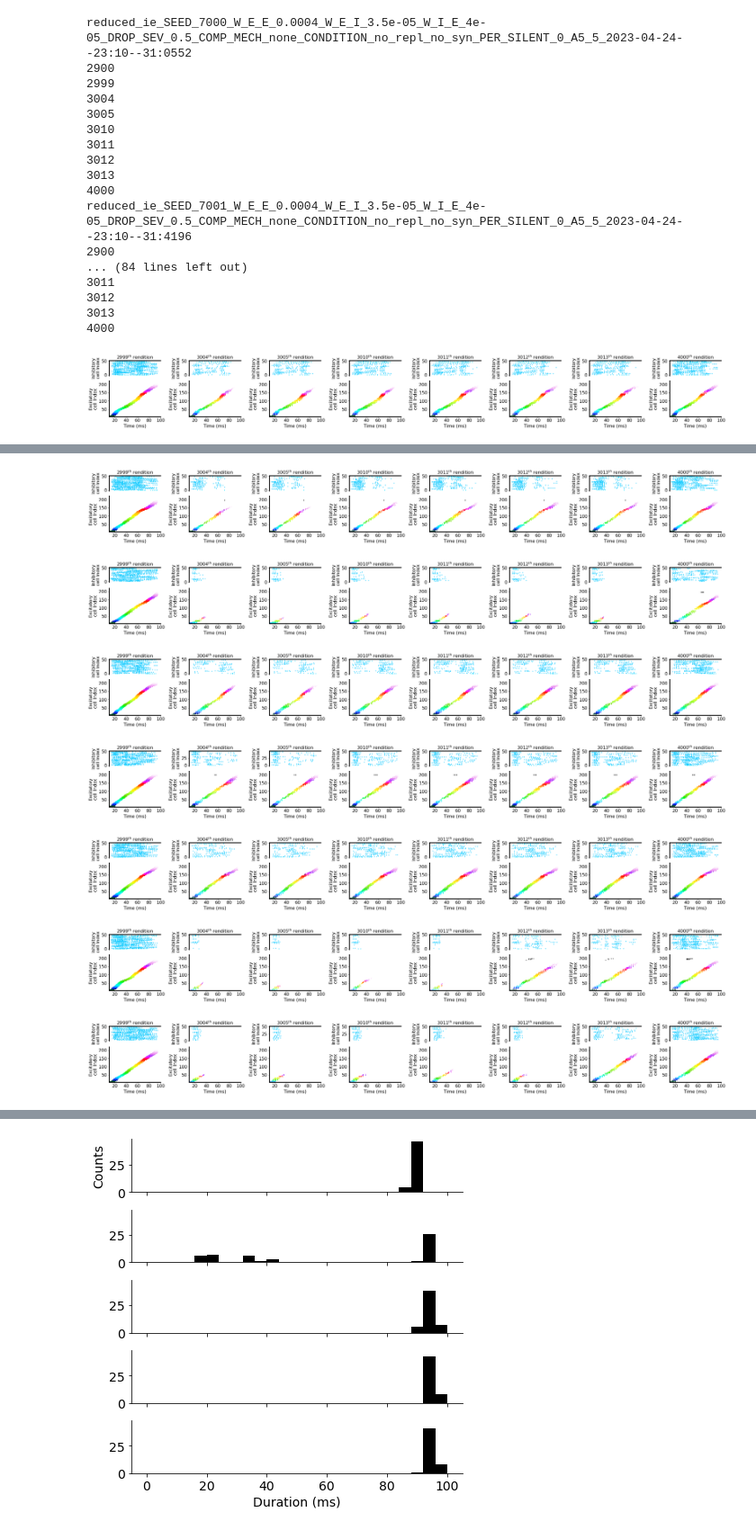
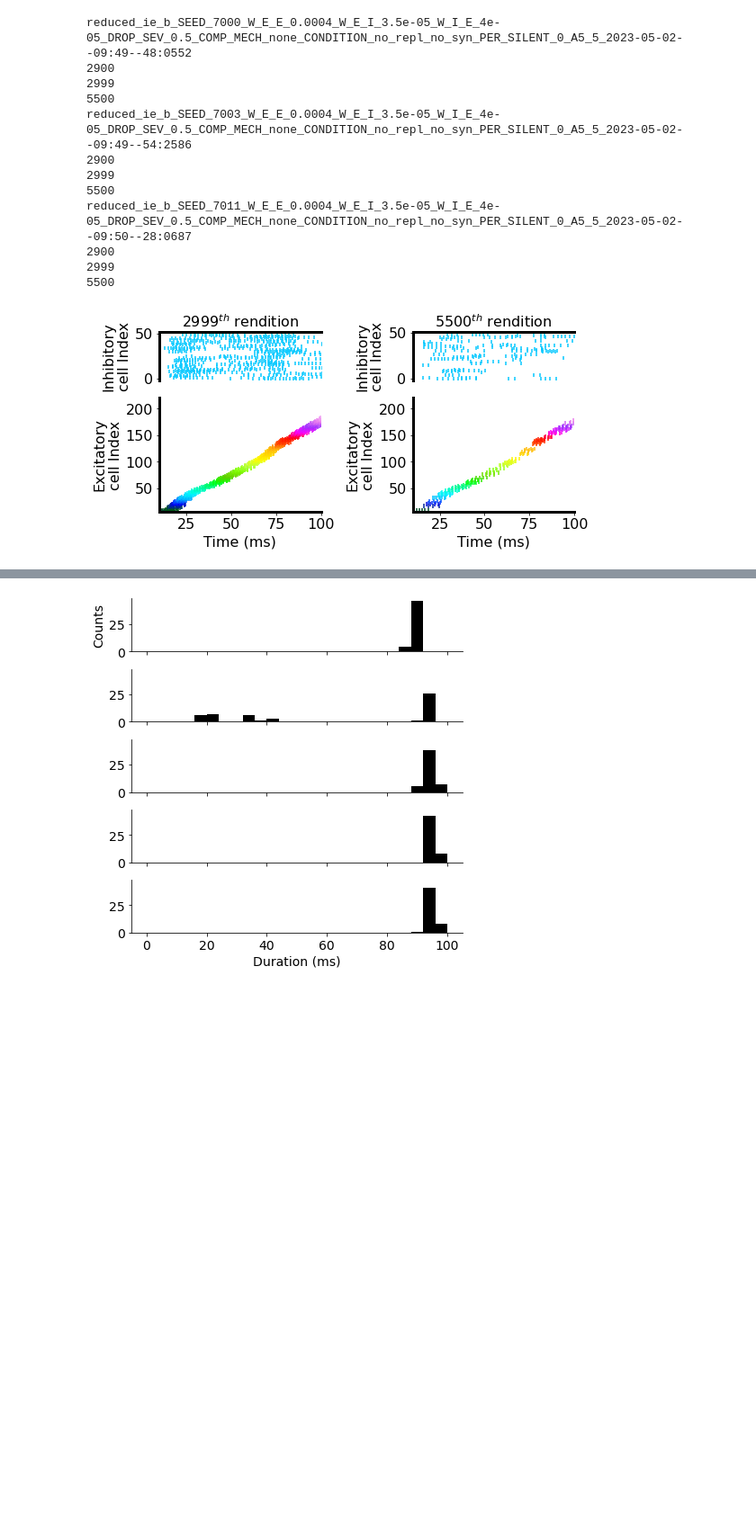
Before and after one commit to davidgbe/spiking_sequence, a Jupyter notebook: spiking_network_model_22_12_13/nb.ipynb, the cells around one changed output, grey strips where cells are left out. Shown at 90% size. Cells and saved outputs as stored; diff of their text form; code cells hidden in the pictures; blank space fills up the shorter version.

```diff
--- a/spiking_network_model_22_12_13/nb.ipynb
+++ b/spiking_network_model_22_12_13/nb.ipynb
@@ -401,7 +464,7 @@ def make_figure_1_sparse(name, cell_range=(0, 900), new_cell_idx=None, per_shown
         count += 1
 
         scale = 0.8
-        fig = plt.figure(constrained_layout=True, figsize=(5 * len(timepoints) * scale, 5 * scale))
+        fig = plt.figure(constrained_layout=True, figsize=(5 * len(timepoints) * scale, 7.5 * scale))
         gs = gridspec.GridSpec(ncols=len(timepoints), nrows=3, figure=fig)
         axs = [(fig.add_subplot(gs[:1, i]), fig.add_subplot(gs[1:, i])) for i in range(len(timepoints))]
 
@@ -488,7 +551,7 @@ def make_figure_1_sparse(name, cell_range=(0, 900), new_cell_idx=None, per_shown
             axs[i][1].set_ylim(6)
 
             for row_idx in range(2):
-                axs[i][row_idx].set_xlim(0.01 * 1000, 0.1 * 1000)
+                axs[i][row_idx].set_xlim(0.01 * 1000, 0.115 * 1000)
                 set_font_size(axs[i][row_idx], 16)
                 axs[i][row_idx].spines['right'].set_visible(False)
 
@@ -498,29 +674,24 @@ def make_figure_1_sparse(name, cell_range=(0, 900), new_cell_idx=None, per_shown
 # %%
 make_figure_1_sparse(
-    ['reduced_ie', 'DROP_SEV_0.5', 'none'],
+    ['reduced_ie_b', 'DROP_SEV_0.5', 'none'],
     cell_range=(0, 200),
     new_cell_idx=200,
-    timepoints=[2999, 3004, 3005, 3010, 3011, 3012, 3013, 4000],
+    timepoints=[2999, 5500],
     sort_timepoint=2900,
     per_shown=1,
     color='#c41f3b',
 )
 # %% [output]
-reduced_ie_SEED_7000_W_E_E_0.0004_W_E_I_3.5e-05_W_I_E_4e-05_DROP_SEV_0.5_COMP_MECH_none_CONDITION_no_repl_no_syn_PER_SILENT_0_A5_5_2023-04-24--23:10--31:0552
+reduced_ie_b_SEED_7000_W_E_E_0.0004_W_E_I_3.5e-05_W_I_E_4e-05_DROP_SEV_0.5_COMP_MECH_none_CONDITION_no_repl_no_syn_PER_SILENT_0_A5_5_2023-05-02--09:49--48:0552
 2900
 2999
-3004
-3005
-3010
-3011
-3012
-3013
-4000
-reduced_ie_SEED_7001_W_E_E_0.0004_W_E_I_3.5e-05_W_I_E_4e-05_DROP_SEV_0.5_COMP_MECH_none_CONDITION_no_repl_no_syn_PER_SILENT_0_A5_5_2023-04-24--23:10--31:4196
+5500
+reduced_ie_b_SEED_7003_W_E_E_0.0004_W_E_I_3.5e-05_W_I_E_4e-05_DROP_SEV_0.5_COMP_MECH_none_CONDITION_no_repl_no_syn_PER_SILENT_0_A5_5_2023-05-02--09:49--54:2586
 2900
-... (84 lines left out)
-3011
-3012
-3013
-4000
+2999
+5500
+reduced_ie_b_SEED_7011_W_E_E_0.0004_W_E_I_3.5e-05_W_I_E_4e-05_DROP_SEV_0.5_COMP_MECH_none_CONDITION_no_repl_no_syn_PER_SILENT_0_A5_5_2023-05-02--09:50--28:0687
+2900
+2999
+5500
-[figure, old version]
+[figure, new version]
@@ -529,7 +699,0 @@ reduced_ie_SEED_7001_W_E_E_0.0004_W_E_I_3.5e-05_W_I_E_4e-05_DROP_SEV_0.5_COMP_ME
-[figure, removed]
-[figure, removed]
-[figure, removed]
-[figure, removed]
-[figure, removed]
-[figure, removed]
-[figure, removed]
```
Also changed, not shown: parts of 56 cells of this notebook.
